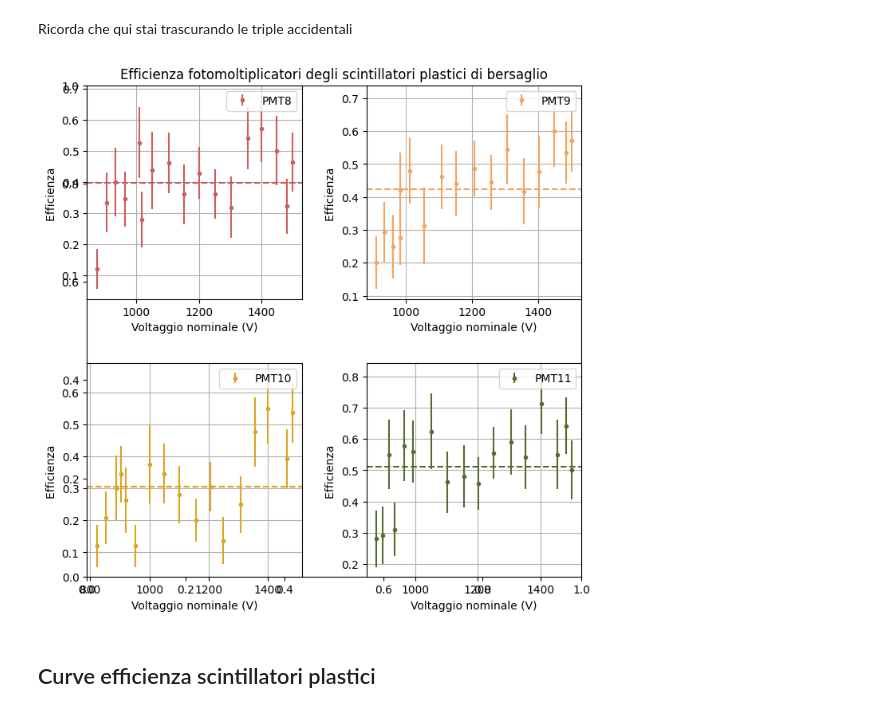
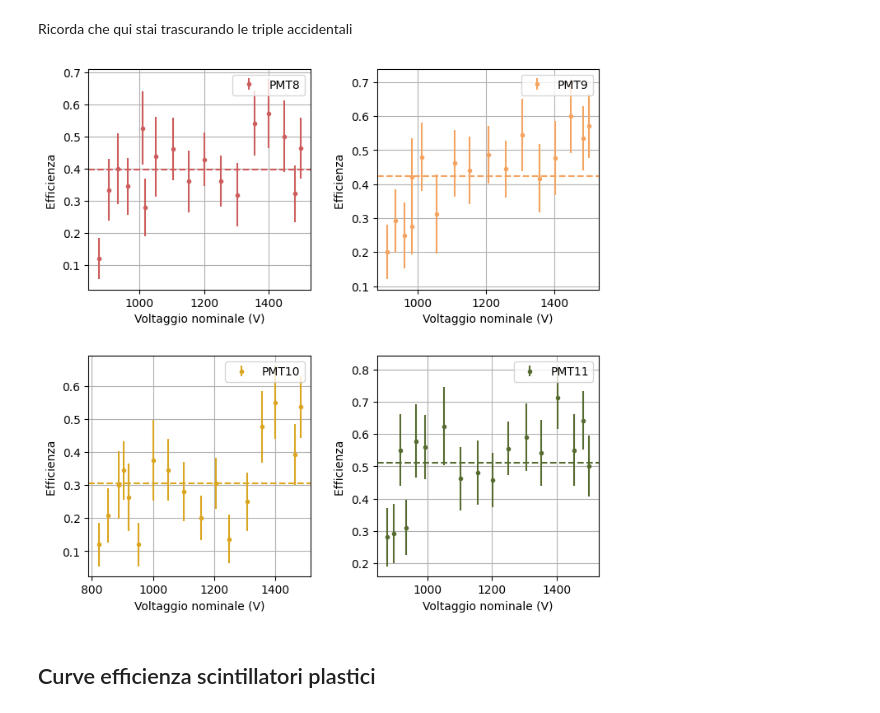
Before and after one commit to JuliaFavaro/Lab-Fund-Int, a Jupyter notebook: MuLife/Calcoli_veloci.ipynb, the cells around one changed output. Cells and saved outputs as stored; diff of their text form; code cells hidden in the pictures.

```diff
--- a/MuLife/Calcoli_veloci.ipynb
+++ b/MuLife/Calcoli_veloci.ipynb
@@ -149,40 +149,40 @@ error_eff11=sigma_eff(triple_11, doppie_1_2, counts_acc, sigma_counts_acc)
 # %%
 plt.figure(figsize=(8,8))
 plt.subplots_adjust(hspace=0.3, wspace=0.3)
-plt.title('Efficienza fotomoltiplicatori degli scintillatori plastici di bersaglio')
+#plt.title('Efficienza fotomoltiplicatori degli scintillatori plastici di bersaglio')
 
 plt.subplot(2,2,1)
 plt.errorbar(V_8,eff_8,error_eff8, fmt='.', color='indianred',label='PMT8')
 plt.axhline(np.mean(eff_8), linestyle='--', color='indianred')
 plt.xlabel('Voltaggio nominale (V)')
 plt.ylabel('Efficienza ')
 plt.grid(True)
 plt.legend()
 
 plt.subplot(2,2,2)
 plt.errorbar(V_9,eff_9,error_eff9, fmt='.', color='sandybrown', label='PMT9')
 plt.axhline(np.mean(eff_9), linestyle='--', color='sandybrown')
 plt.xlabel('Voltaggio nominale (V)')
 plt.ylabel('Efficienza ')
 plt.grid(True)
 plt.legend()
 plt.subplot(2,2,3)
 plt.errorbar(V_10,eff_10,error_eff10, fmt='.', color='goldenrod', label='PMT10')
 plt.axhline(np.mean(eff_10), linestyle='--', color='goldenrod')
 plt.xlabel('Voltaggio nominale (V)')
 plt.ylabel('Efficienza ')
 plt.grid(True)
 plt.legend()
 
 plt.subplot(2,2,4)
 plt.errorbar(V_11,eff_11,error_eff11, fmt='.', color='darkolivegreen',label='PMT11')
 plt.axhline(np.mean(eff_11), linestyle='--', color='darkolivegreen')
 plt.xlabel('Voltaggio nominale (V)')
 plt.ylabel('Efficienza ')
 plt.grid(True)
 plt.legend()
 plt.show()
 # %% [output]
-[figure, old version]
+[figure, new version]
 # %% [markdown]
 ## Curve efficienza scintillatori plastici
```
Also changed, not shown: parts of 12 cells of this notebook.
